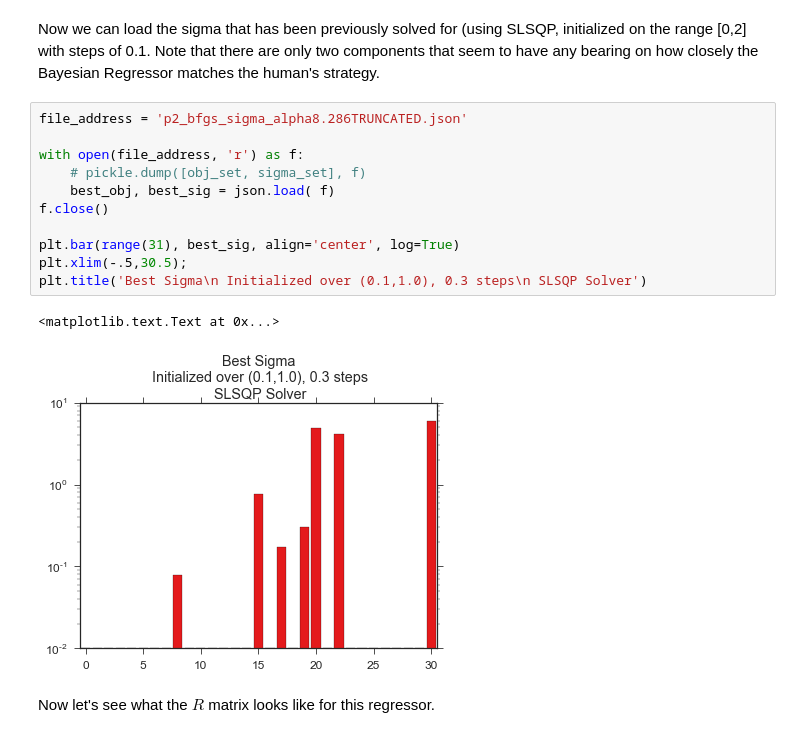
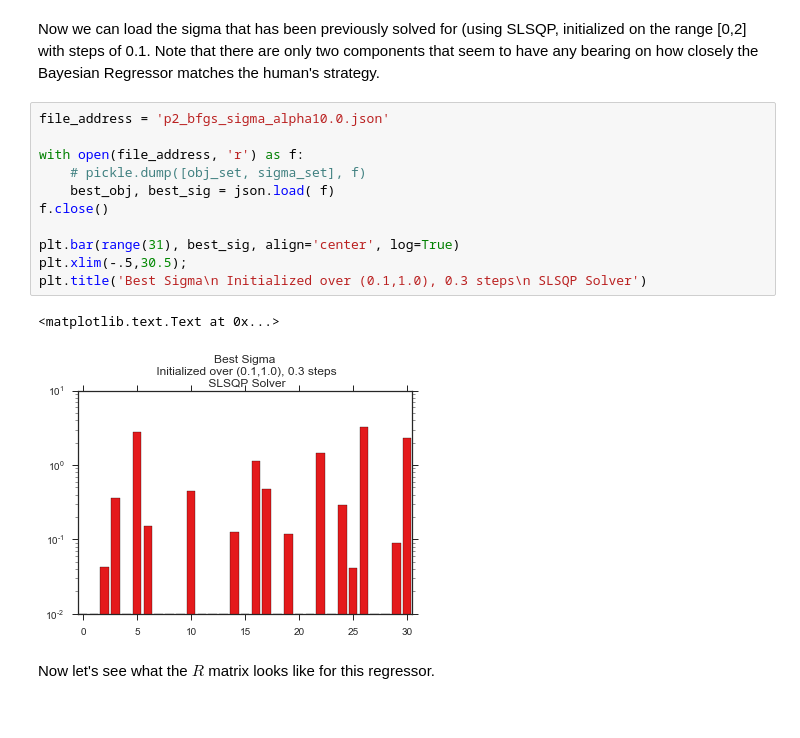
Before and after one commit to DesignInformaticsLab/EcoRacer2016, a Jupyter notebook: Player2/Player2_Example.ipynb, the cells around one changed output. Drawn from its saved outputs; the diff is of its cells as text.

```diff
--- a/Player2/Player2_Example.ipynb
+++ b/Player2/Player2_Example.ipynb
@@ -78,19 +78,19 @@ p1_score=pre.full_tab["rem_nrg"].values[masks[0]]
 # %% [markdown]
 Now we can load the sigma that has been previously solved for (using SLSQP, initialized on the range [0,2] with steps of 0.1. Note that there are only two components that seem to have any bearing on how closely the Bayesian Regressor matches the human's strategy.
 # %%
-file_address = 'p2_bfgs_sigma_alpha8.286TRUNCATED.json'
+file_address = 'p2_bfgs_sigma_alpha10.0.json'
 
 with open(file_address, 'r') as f:
     # pickle.dump([obj_set, sigma_set], f)
     best_obj, best_sig = json.load( f)
 f.close()
 
 plt.bar(range(31), best_sig, align='center', log=True)
 plt.xlim(-.5,30.5);
 plt.title('Best Sigma\n Initialized over (0.1,1.0), 0.3 steps\n SLSQP Solver')
 # %% [output]
 <matplotlib.text.Text at 0x...>
-[figure, old version]
+[figure, new version]
 # %% [markdown]
 Now let's see what the $R$ matrix looks like for this regressor.
 # %%
```
Also changed, not shown: parts of 3 cells of this notebook, 33 other files.
